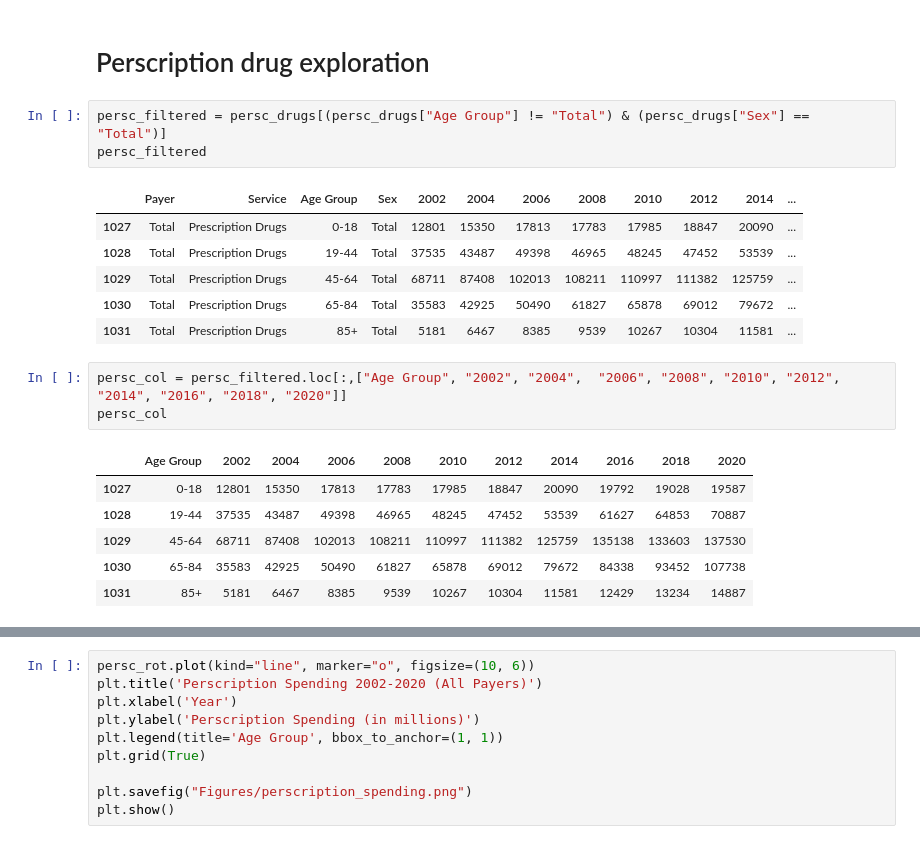
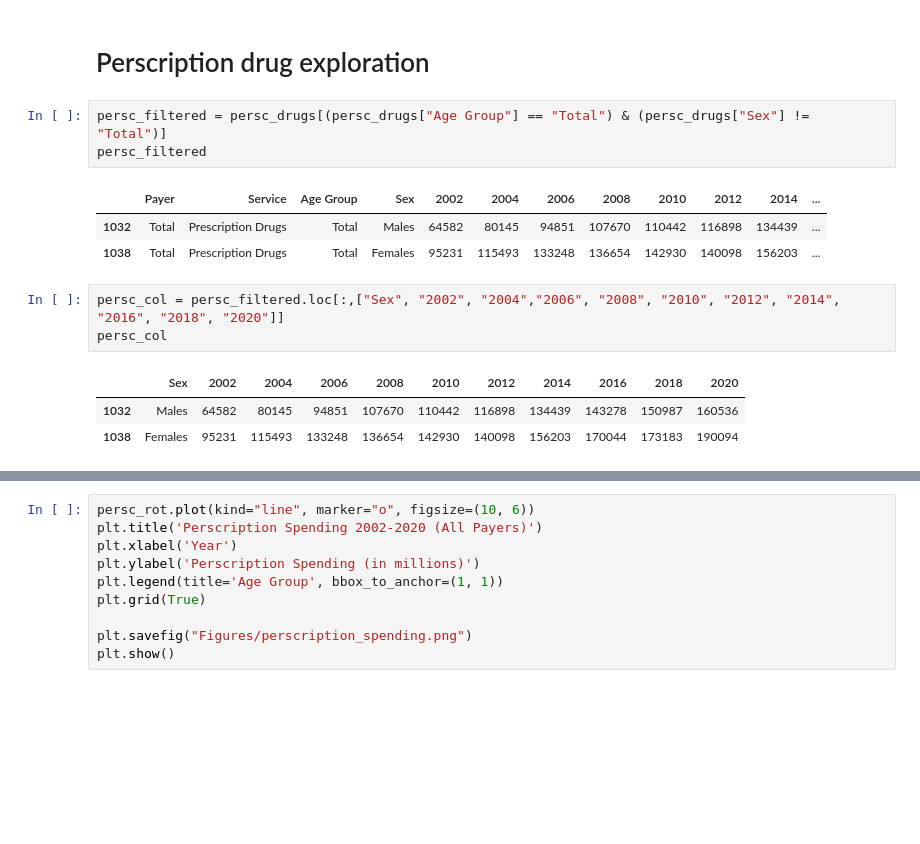
Before and after one commit to vokouns/us-healthcare-spending, a Jupyter notebook: scottsnotebook.ipynb, the cells around one changed output, grey strips where cells are left out. Cells and saved outputs as stored; diff of their text form; blank space fills up the shorter version.

Commit message:
more persc drug work

```diff
--- a/scottsnotebook.ipynb
+++ b/scottsnotebook.ipynb
@@ -409,25 +409,19 @@ plt.show()
 # %% [markdown]
 # Perscription drug exploration
 # %%
-persc_filtered = persc_drugs[(persc_drugs["Age Group"] != "Total") & (persc_drugs["Sex"] == "Total")]
+persc_filtered = persc_drugs[(persc_drugs["Age Group"] == "Total") & (persc_drugs["Sex"] != "Total")]
 persc_filtered
 # %% [output]
 |  | Payer | Service | Age Group | Sex | 2002 | 2004 | 2006 | 2008 | 2010 | 2012 | 2014 | ... |
-| 1027 | Total | Prescription Drugs | 0-18 | Total | 12801 | 15350 | 17813 | 17783 | 17985 | 18847 | 20090 | ... |
-| 1028 | Total | Prescription Drugs | 19-44 | Total | 37535 | 43487 | 49398 | 46965 | 48245 | 47452 | 53539 | ... |
-| 1029 | Total | Prescription Drugs | 45-64 | Total | 68711 | 87408 | 102013 | 108211 | 110997 | 111382 | 125759 | ... |
-| 1030 | Total | Prescription Drugs | 65-84 | Total | 35583 | 42925 | 50490 | 61827 | 65878 | 69012 | 79672 | ... |
-| 1031 | Total | Prescription Drugs | 85+ | Total | 5181 | 6467 | 8385 | 9539 | 10267 | 10304 | 11581 | ... |
+| 1032 | Total | Prescription Drugs | Total | Males | 64582 | 80145 | 94851 | 107670 | 110442 | 116898 | 134439 | ... |
+| 1038 | Total | Prescription Drugs | Total | Females | 95231 | 115493 | 133248 | 136654 | 142930 | 140098 | 156203 | ... |
 # %%
-persc_col = persc_filtered.loc[:,["Age Group", "2002", "2004",	"2006",	"2008",	"2010",	"2012",	"2014",	"2016",	"2018",	"2020"]]
+persc_col = persc_filtered.loc[:,["Sex", "2002", "2004","2006",	"2008",	"2010",	"2012",	"2014",	"2016",	"2018",	"2020"]]
 persc_col
 # %% [output]
-|  | Age Group | 2002 | 2004 | 2006 | 2008 | 2010 | 2012 | 2014 | 2016 | 2018 | 2020 |
-| 1027 | 0-18 | 12801 | 15350 | 17813 | 17783 | 17985 | 18847 | 20090 | 19792 | 19028 | 19587 |
-| 1028 | 19-44 | 37535 | 43487 | 49398 | 46965 | 48245 | 47452 | 53539 | 61627 | 64853 | 70887 |
-| 1029 | 45-64 | 68711 | 87408 | 102013 | 108211 | 110997 | 111382 | 125759 | 135138 | 133603 | 137530 |
-| 1030 | 65-84 | 35583 | 42925 | 50490 | 61827 | 65878 | 69012 | 79672 | 84338 | 93452 | 107738 |
-| 1031 | 85+ | 5181 | 6467 | 8385 | 9539 | 10267 | 10304 | 11581 | 12429 | 13234 | 14887 |
+|  | Sex | 2002 | 2004 | 2006 | 2008 | 2010 | 2012 | 2014 | 2016 | 2018 | 2020 |
+| 1032 | Males | 64582 | 80145 | 94851 | 107670 | 110442 | 116898 | 134439 | 143278 | 150987 | 160536 |
+| 1038 | Females | 95231 | 115493 | 133248 | 136654 | 142930 | 140098 | 156203 | 170044 | 173183 | 190094 |
 # %%
 persc_index = persc_col.set_index("Age Group", inplace=False)
 persc_index
```
Also changed, not shown: parts of 6 cells of this notebook, 1 other file.
